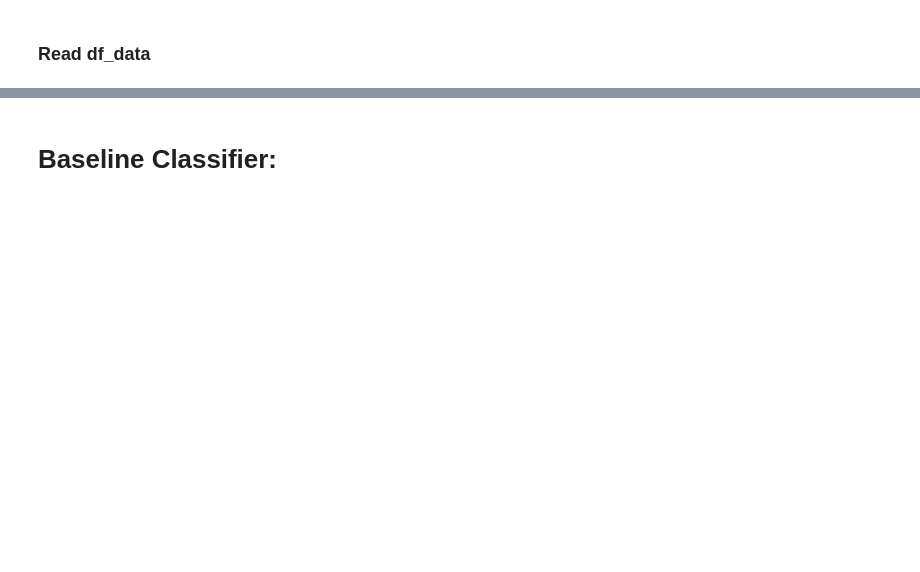
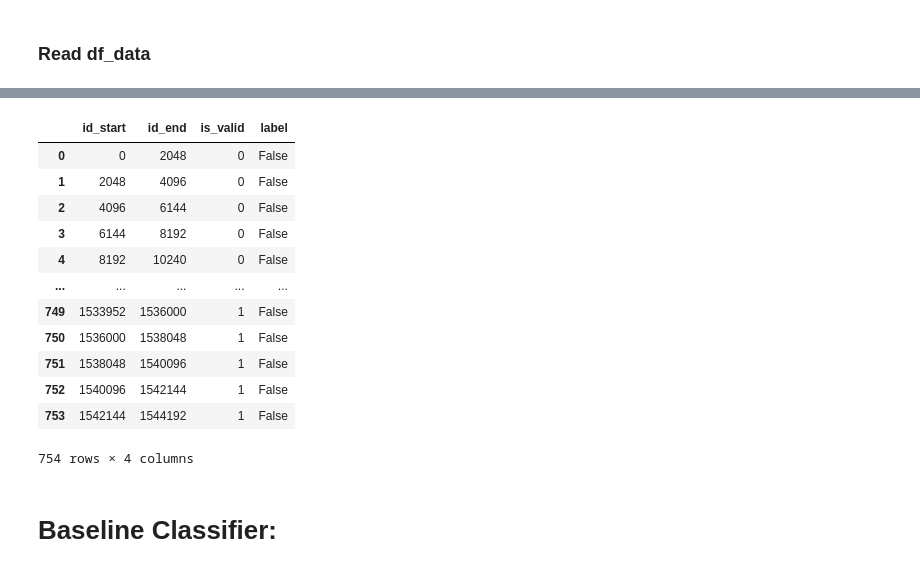
Before and after one commit to fer-rplazas/lfp_analysis, a Jupyter notebook: nbs/03_train.ipynb, the cells around one changed output, grey strips where cells are left out. Drawn from its saved outputs; the diff is of its cells as text; code cells hidden in the pictures; blank space fills up the shorter version.

```diff
--- a/nbs/03_train.ipynb
+++ b/nbs/03_train.ipynb
@@ -74,3 +261,19 @@ True     140
 Name: label, dtype: int64
+# %%
+df_data
+# %% [output]
+|  | id_start | id_end | is_valid | label |
+| 0 | 0 | 2048 | 0 | False |
+| 1 | 2048 | 4096 | 0 | False |
+| 2 | 4096 | 6144 | 0 | False |
+| 3 | 6144 | 8192 | 0 | False |
+| 4 | 8192 | 10240 | 0 | False |
+| ... | ... | ... | ... | ... |
+| 749 | 1533952 | 1536000 | 1 | False |
+| 750 | 1536000 | 1538048 | 1 | False |
+| 751 | 1538048 | 1540096 | 1 | False |
+| 752 | 1540096 | 1542144 | 1 | False |
+| 753 | 1542144 | 1544192 | 1 | False |
+754 rows × 4 columns
 # %% [markdown]
 # Baseline Classifier:
```
Also changed, not shown: parts of 69 cells of this notebook, 36 other files.
